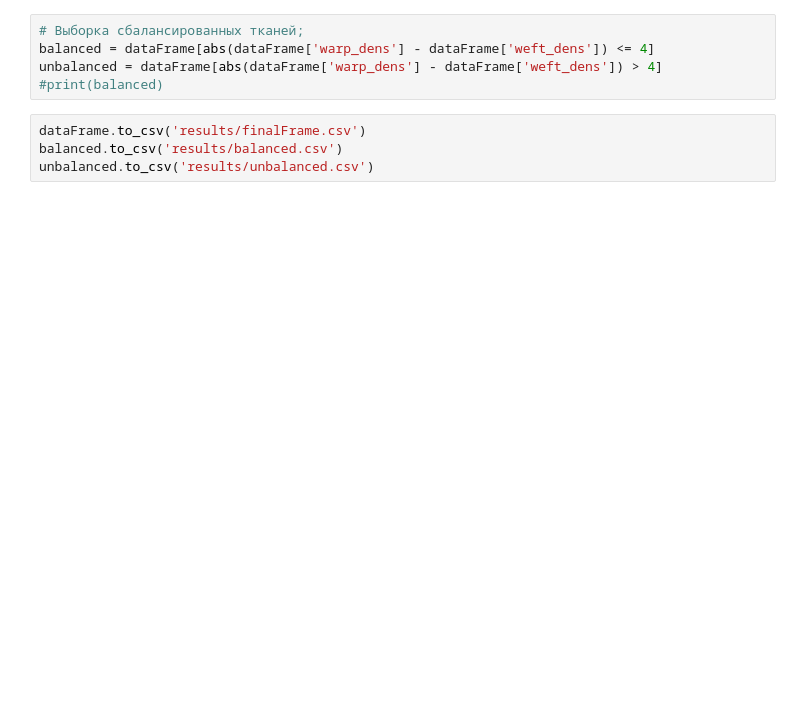
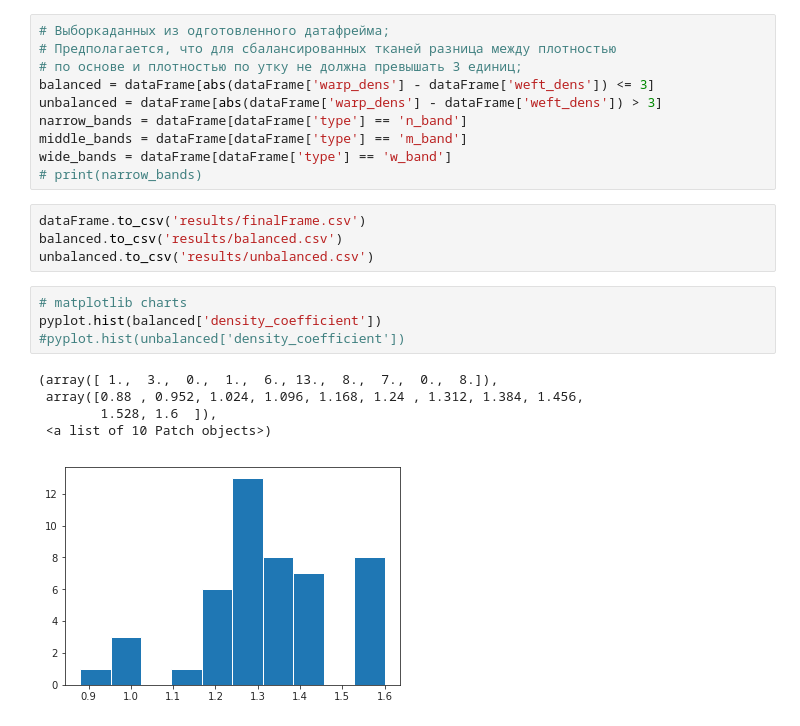
Before and after one commit to streltcov/textile_data, a Jupyter notebook: _steps/descriptive_general.ipynb, the cells around one changed output. Saved outputs shown, nothing was run; the diff lists cells and outputs as text; blank space fills up the shorter version.

```diff
--- a/_steps/descriptive_general.ipynb
+++ b/_steps/descriptive_general.ipynb
@@ -34,11 +44,26 @@ dataFrame['weft_mean'] = round((dataFrame['weft_a'] + dataFrame['weft_b']) / 2,
 dataFrame['density_coefficient'] = round(dataFrame['warp_dens'] / dataFrame['weft_dens'], 2)
 #print(dataFrame)
 # %%
-# Выборка сбалансированных тканей;
-balanced = dataFrame[abs(dataFrame['warp_dens'] - dataFrame['weft_dens']) <= 4]
-unbalanced = dataFrame[abs(dataFrame['warp_dens'] - dataFrame['weft_dens']) > 4]
-#print(balanced)
+# Выборкаданных из одготовленного датафрейма;
+# Предполагается, что для сбалансированных тканей разница между плотностью
+# по основе и плотностью по утку не должна превышать 3 единиц;
+balanced = dataFrame[abs(dataFrame['warp_dens'] - dataFrame['weft_dens']) <= 3]
+unbalanced = dataFrame[abs(dataFrame['warp_dens'] - dataFrame['weft_dens']) > 3]
+narrow_bands = dataFrame[dataFrame['type'] == 'n_band']
+middle_bands = dataFrame[dataFrame['type'] == 'm_band']
+wide_bands = dataFrame[dataFrame['type'] == 'w_band']
+# print(narrow_bands)
 # %%
 dataFrame.to_csv('results/finalFrame.csv')
 balanced.to_csv('results/balanced.csv')
 unbalanced.to_csv('results/unbalanced.csv')
+# %%
+# matplotlib charts
+pyplot.hist(balanced['density_coefficient'])
+#pyplot.hist(unbalanced['density_coefficient'])
+# %% [output]
+(array([ 1.,  3.,  0.,  1.,  6., 13.,  8.,  7.,  0.,  8.]),
+ array([0.88 , 0.952, 1.024, 1.096, 1.168, 1.24 , 1.312, 1.384, 1.456,
+        1.528, 1.6  ]),
+ <a list of 10 Patch objects>)
+[figure, added]
```
Also changed, not shown: parts of 4 cells of this notebook.
